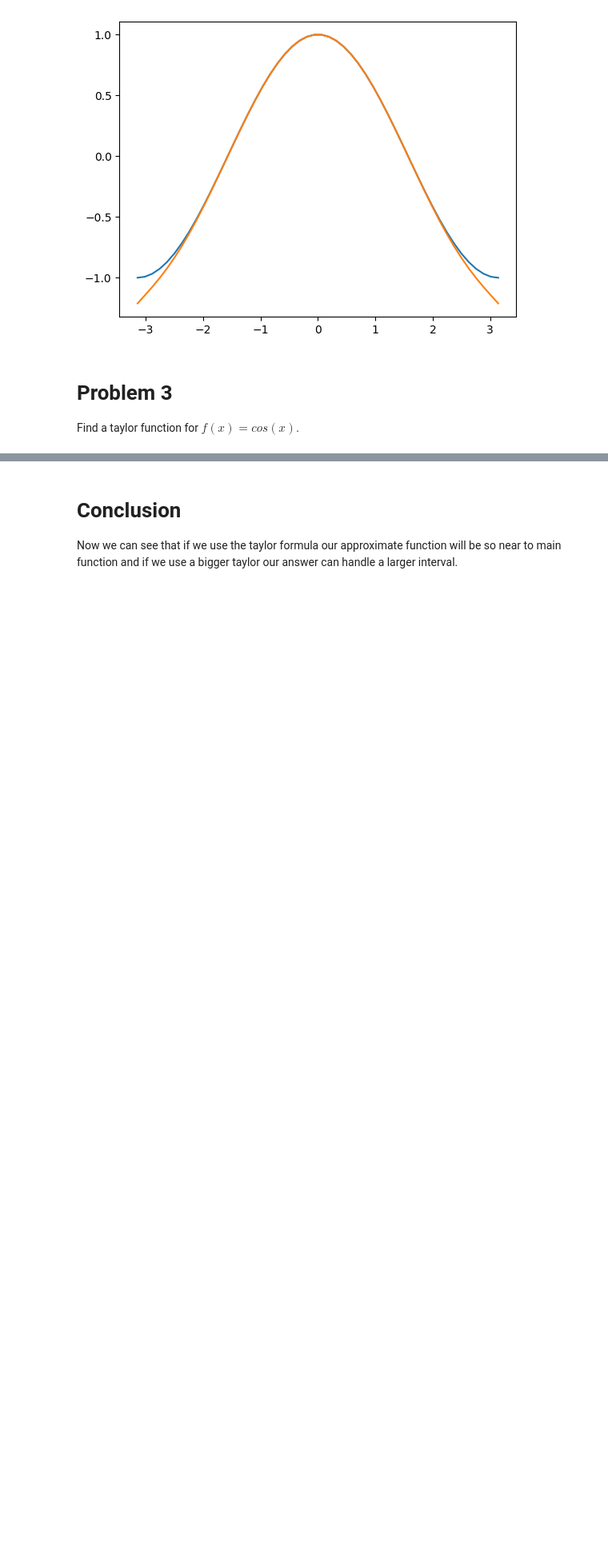
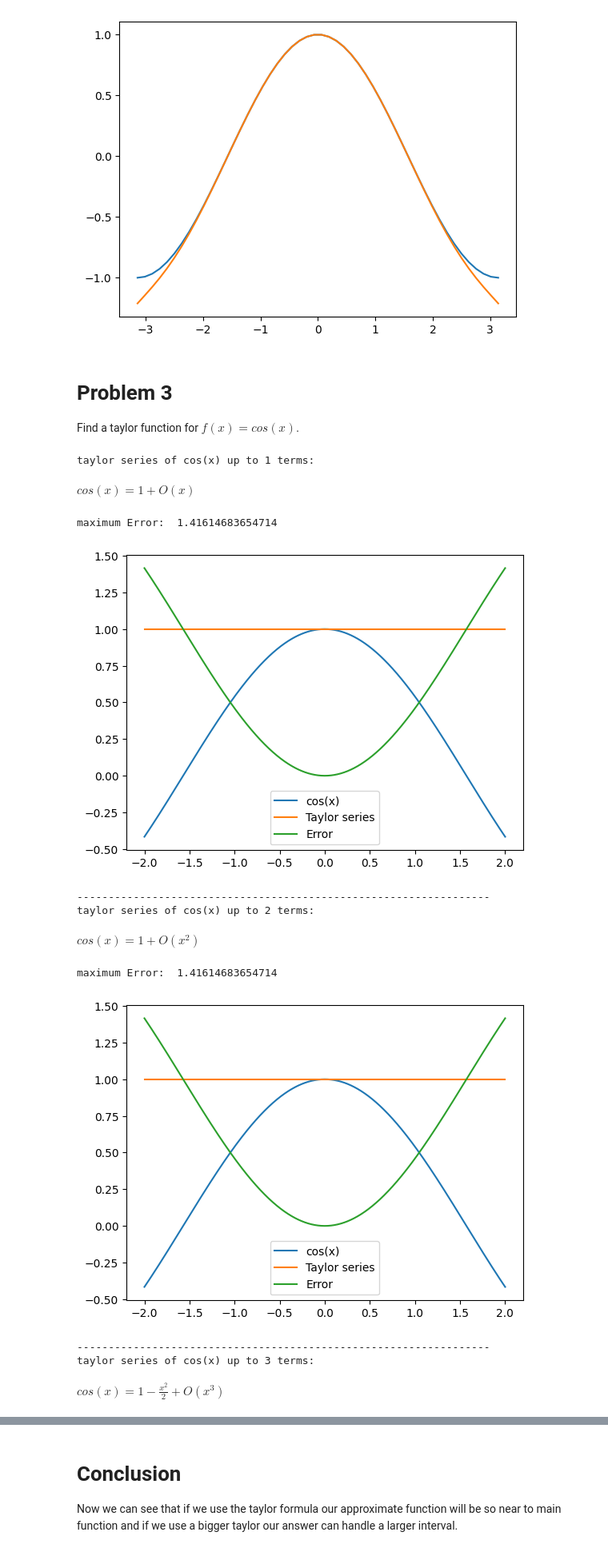
Before and after one commit to pooyanosk1382/numericalAnalysis, a Jupyter notebook: Taylor.ipynb, the cells around one changed output, grey strips where cells are left out. Shown at 80% size. Drawn from its saved outputs; the diff is of its cells as text; code cells hidden in the pictures; blank space fills up the shorter version.

Commit message:
taylor is complete

```diff
--- a/Taylor.ipynb
+++ b/Taylor.ipynb
@@ -91,3 +92,49 @@ plt.plot(x, 1 - (x**2)/(math.factorial(2)) + (x**4)/(math.factorial(4)) - (x**6)
 # %% [markdown]
 # Problem 3
 Find a taylor function for $f(x) = cos(x)$.
+# %%
+import sympy as sp
+import numpy as np
+# define symbols and functions
+x = sp.Symbol('x')
+f = sp.cos(x)
+eps = 1e-7
+max_error = 1
+n = 1
+
+while max_error > eps:
+    taylor_series = series(f, n=n)
+
+# Print the Taylor series
+    print("taylor series of cos(x) up to {} terms:".format(n))
+    display(Eq(Symbol('cos(x)'), taylor_series))
+
+    taylor_series = taylor_series.removeO()
+
+    x_vals = np.linspace(-2, 2, 1000)
+    y_vals = [np.cos(i) for i in x_vals]
+    taylor_vals = [taylor_series.subs(x, i) for i in x_vals]
+
+    error_vals = [abs(f.subs(x, i) - taylor_series.subs(x, i)) for i in x_vals]
+    max_error = max(error_vals)
+    print("maximum Error: ", max_error)
+    plt.plot(x_vals, y_vals, label='cos(x)')
+    plt.plot(x_vals, taylor_vals, label='Taylor series')
+    plt.plot(x_vals, error_vals, label='Error')
+    plt.legend()
+    plt.show()
+    print("------------------------------------------------------------------")
+    n += 1
+# %% [output]
+taylor series of cos(x) up to 1 terms:
+$\displaystyle cos(x) = 1 + O\left(x\right)$
+maximum Error:  1.41614683654714
+[figure, added]
+------------------------------------------------------------------
+taylor series of cos(x) up to 2 terms:
+$\displaystyle cos(x) = 1 + O\left(x^{2}\right)$
+maximum Error:  1.41614683654714
+[figure, added]
+------------------------------------------------------------------
+taylor series of cos(x) up to 3 terms:
+$\displaystyle cos(x) = 1 - \frac{x^{2}}{2} + O\left(x^{3}\right)$
```
Also changed, not shown: parts of 2 cells of this notebook.
